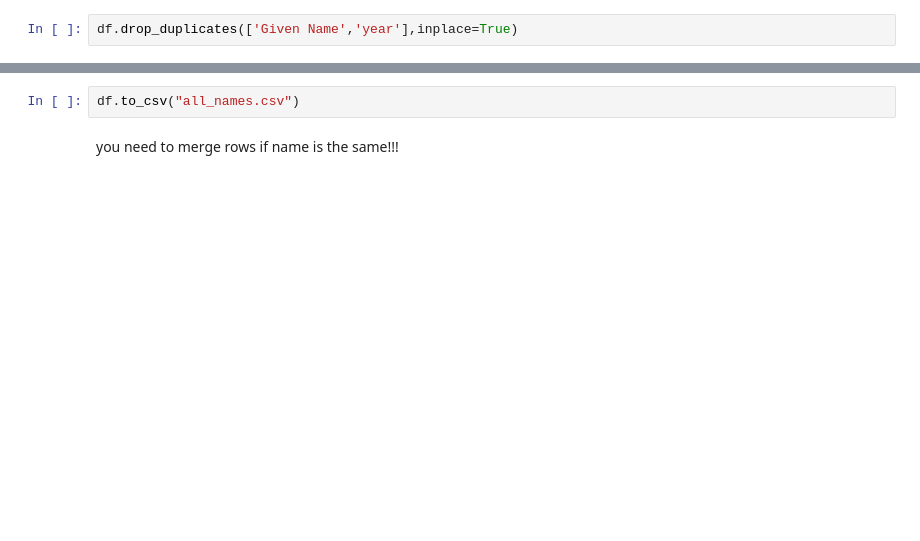
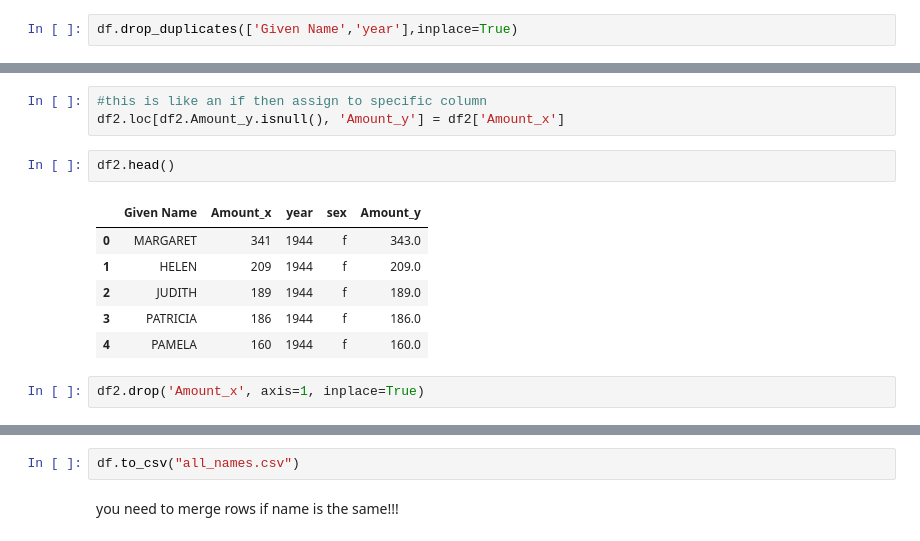
Before and after one commit to Kevinf7/PROJECT_Popular_baby_names, a Jupyter notebook: Baby Name.ipynb, the cells around one changed output, grey strips where cells are left out. Drawn from its saved outputs; the diff is of its cells as text; blank space fills up the shorter version.

```diff
--- a/Baby Name.ipynb
+++ b/Baby Name.ipynb
@@ -78,0 +93,14 @@ df2.shape[0]
+# %%
+#this is like an if then assign to specific column
+df2.loc[df2.Amount_y.isnull(), 'Amount_y'] = df2['Amount_x']
+# %%
+df2.head()
+# %% [output]
+|  | Given Name | Amount_x | year | sex | Amount_y |
+| 0 | MARGARET | 341 | 1944 | f | 343.0 |
+| 1 | HELEN | 209 | 1944 | f | 209.0 |
+| 2 | JUDITH | 189 | 1944 | f | 189.0 |
+| 3 | PATRICIA | 186 | 1944 | f | 186.0 |
+| 4 | PAMELA | 160 | 1944 | f | 160.0 |
+# %%
+df2.drop('Amount_x', axis=1, inplace=True)
```
Also changed, not shown: parts of 13 cells of this notebook.
